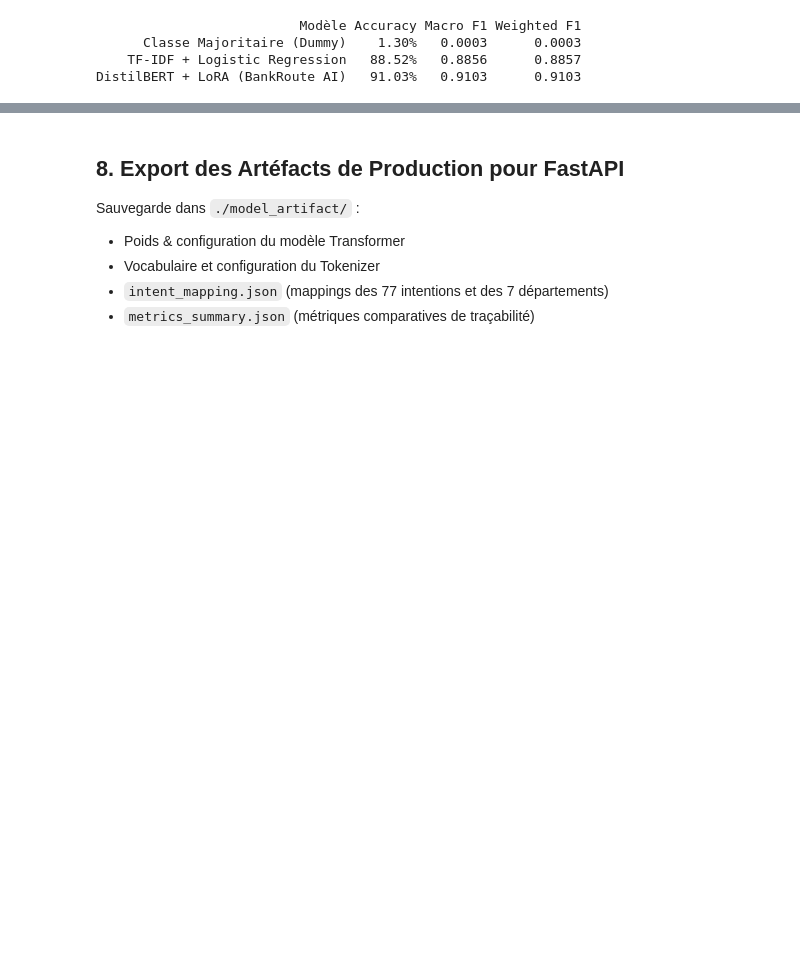
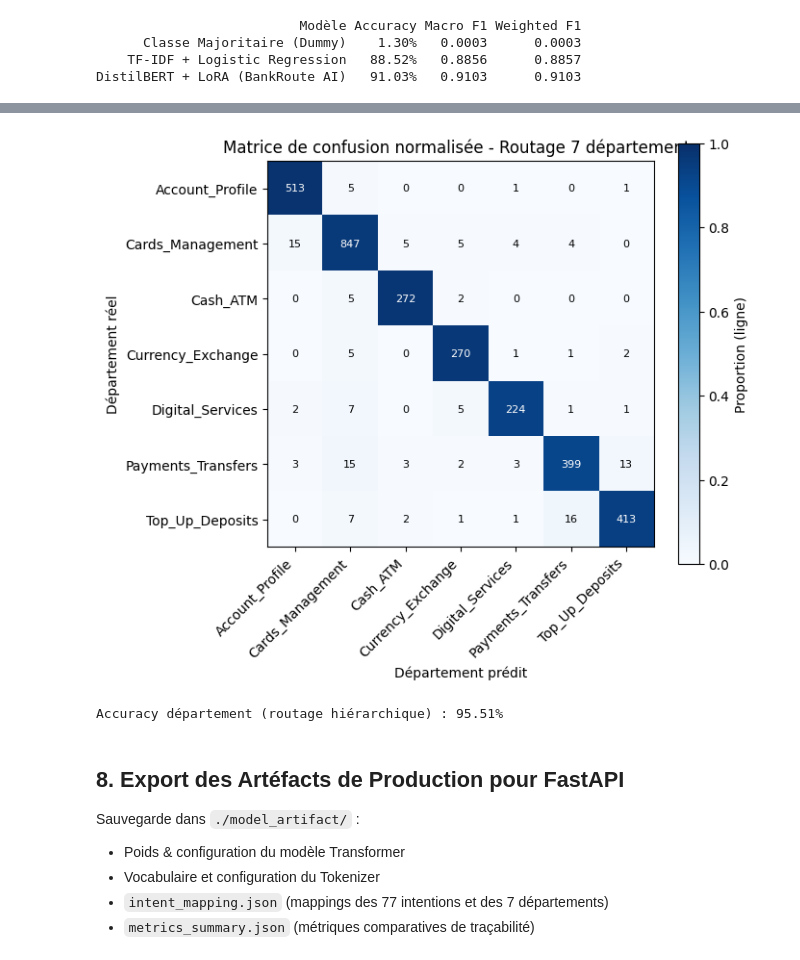
Before and after one commit to Yamnyr/BankRoute-AI, a Jupyter notebook: BankRoute_AI_Training.ipynb, the cells around one changed output, grey strips where cells are left out. Drawn from its saved outputs; the diff is of its cells as text; code cells hidden in the pictures; blank space fills up the shorter version.

```diff
--- a/BankRoute_AI_Training.ipynb
+++ b/BankRoute_AI_Training.ipynb
@@ -138,7 +138,7 @@ Nous appliquons **LoRA (Low-Rank Adaptation - PEFT)** sur l'encodeur Transformer
 # %%
 from train import train_deep_learning_model
 
-model, tokenizer, dl_results, trainer = train_deep_learning_model(
+model, tokenizer, dl_results, trainer, confusion_data = train_deep_learning_model(
     train_data, val_data, test_data, id2label, label2id,
     model_name='distilbert-base-uncased',
     num_epochs=10,
@@ -252,3 +260,33 @@ DistilBERT + LoRA (BankRoute AI)   91.03%   0.9103      0.9103
+# %%
+import numpy as np
+
+dept_labels = confusion_data['departments']['labels']
+cm_dept = np.array(confusion_data['departments']['matrix'])
+cm_dept_norm = cm_dept / cm_dept.sum(axis=1, keepdims=True)
+
+fig, ax = plt.subplots(figsize=(7, 6))
+im = ax.imshow(cm_dept_norm, cmap='Blues', vmin=0, vmax=1)
+ax.set_xticks(range(len(dept_labels)))
+ax.set_yticks(range(len(dept_labels)))
+ax.set_xticklabels(dept_labels, rotation=45, ha='right')
+ax.set_yticklabels(dept_labels)
+ax.set_xlabel('Département prédit')
+ax.set_ylabel('Département réel')
+ax.set_title('Matrice de confusion normalisée - Routage 7 départements')
+
+for i in range(len(dept_labels)):
+    for j in range(len(dept_labels)):
+        ax.text(j, i, f'{cm_dept[i, j]}', ha='center', va='center',
+                color='white' if cm_dept_norm[i, j] > 0.5 else 'black', fontsize=8)
+
+fig.colorbar(im, ax=ax, label='Proportion (ligne)')
+plt.tight_layout()
+plt.show()
+
+print(f"Accuracy département (routage hiérarchique) : {dl_results['department_accuracy']*100:.2f}%")
+# %% [output]
+[figure, added]
+Accuracy département (routage hiérarchique) : 95.51%
 # %% [markdown]
 <a id='8'></a>
 ## 8. Export des Artéfacts de Production pour FastAPI
```
Also changed, not shown: parts of 4 cells of this notebook, 7 other files.
